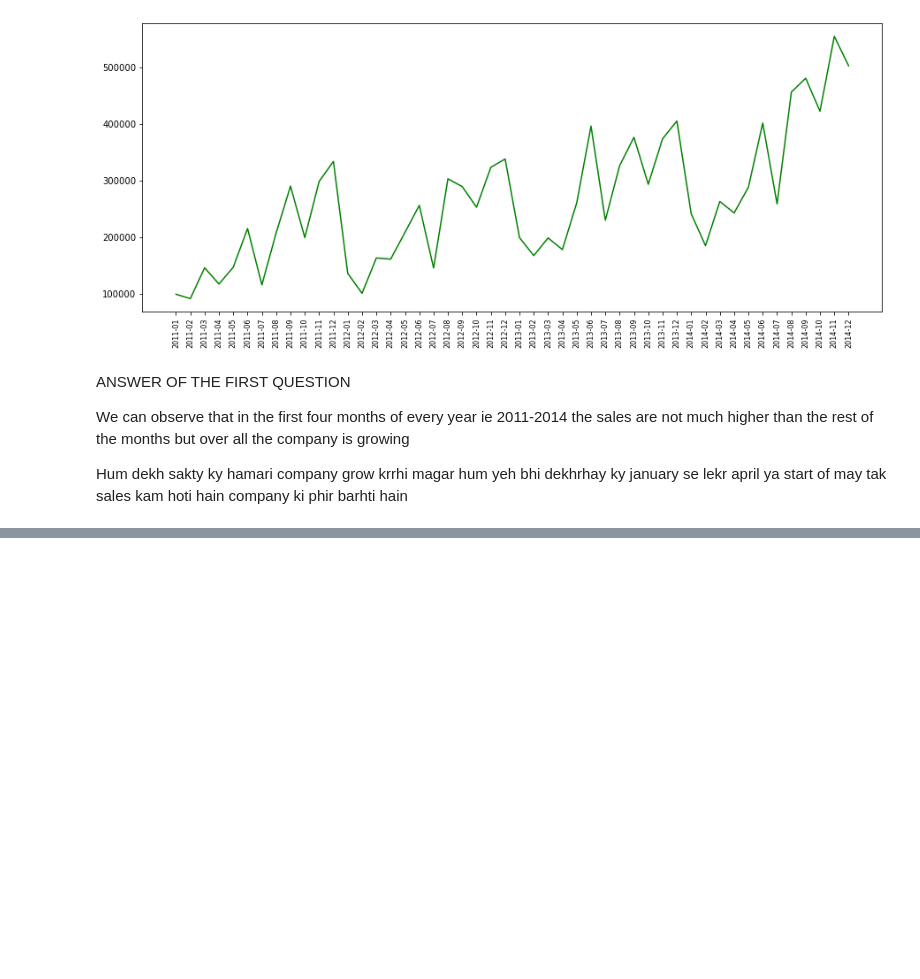
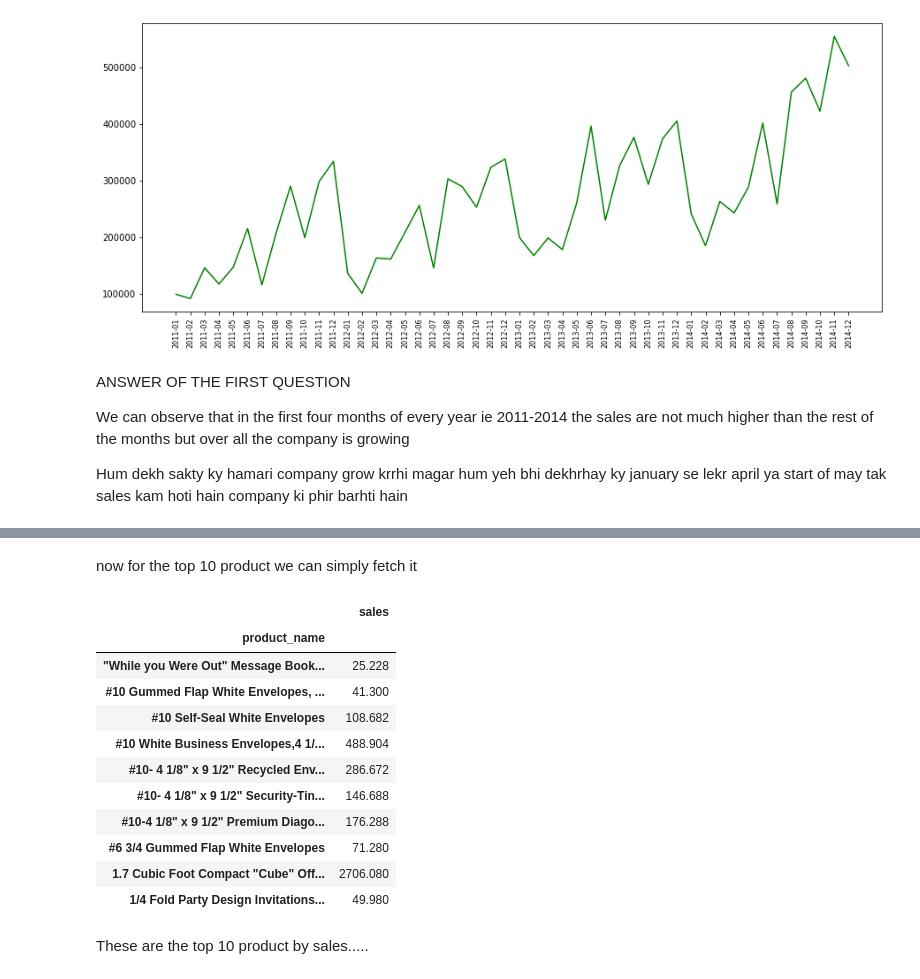
Before and after one commit to Hamza-Tahirr/Sales-Data-Analysis, a Jupyter notebook: Sales Analysis.ipynb, the cells around one changed output, grey strips where cells are left out. Drawn from its saved outputs; the diff is of its cells as text; code cells hidden in the pictures; blank space fills up the shorter version.

```diff
--- a/Sales Analysis.ipynb
+++ b/Sales Analysis.ipynb
@@ -232,0 +287,19 @@ Hum dekh sakty ky hamari company grow krrhi magar hum yeh bhi dekhrhay ky januar
+# %% [markdown]
+now for the top 10 product we can simply fetch it
+# %%
+prod_sales[:10]
+# %% [output]
+|  | sales |
+| product_name |  |
+| "While you Were Out" Message Book... | 25.228 |
+| #10 Gummed Flap White Envelopes, ... | 41.300 |
+| #10 Self-Seal White Envelopes | 108.682 |
+| #10 White Business Envelopes,4 1/... | 488.904 |
+| #10- 4 1/8" x 9 1/2" Recycled Env... | 286.672 |
+| #10- 4 1/8" x 9 1/2" Security-Tin... | 146.688 |
+| #10-4 1/8" x 9 1/2" Premium Diago... | 176.288 |
+| #6 3/4 Gummed Flap White Envelopes | 71.280 |
+| 1.7 Cubic Foot Compact "Cube" Off... | 2706.080 |
+| 1/4 Fold Party Design Invitations... | 49.980 |
+# %% [markdown]
+These are the top 10 product by sales.....
```
Also changed, not shown: parts of 9 cells of this notebook.
